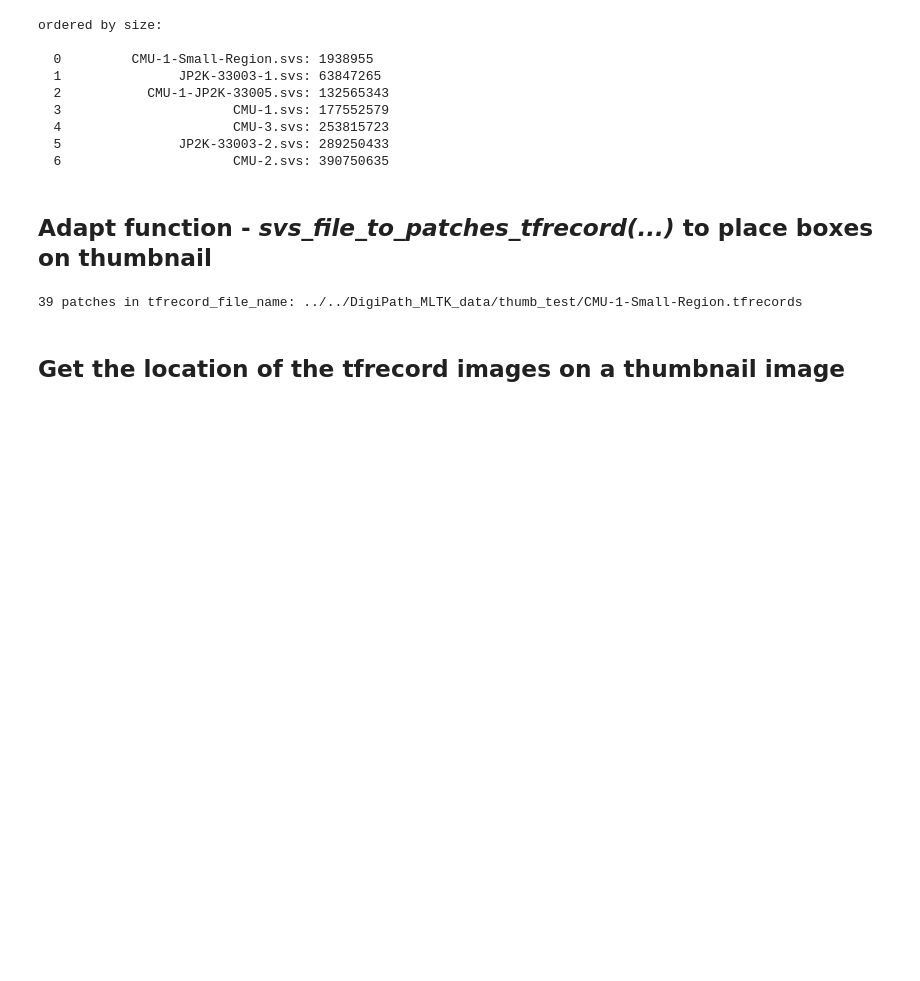
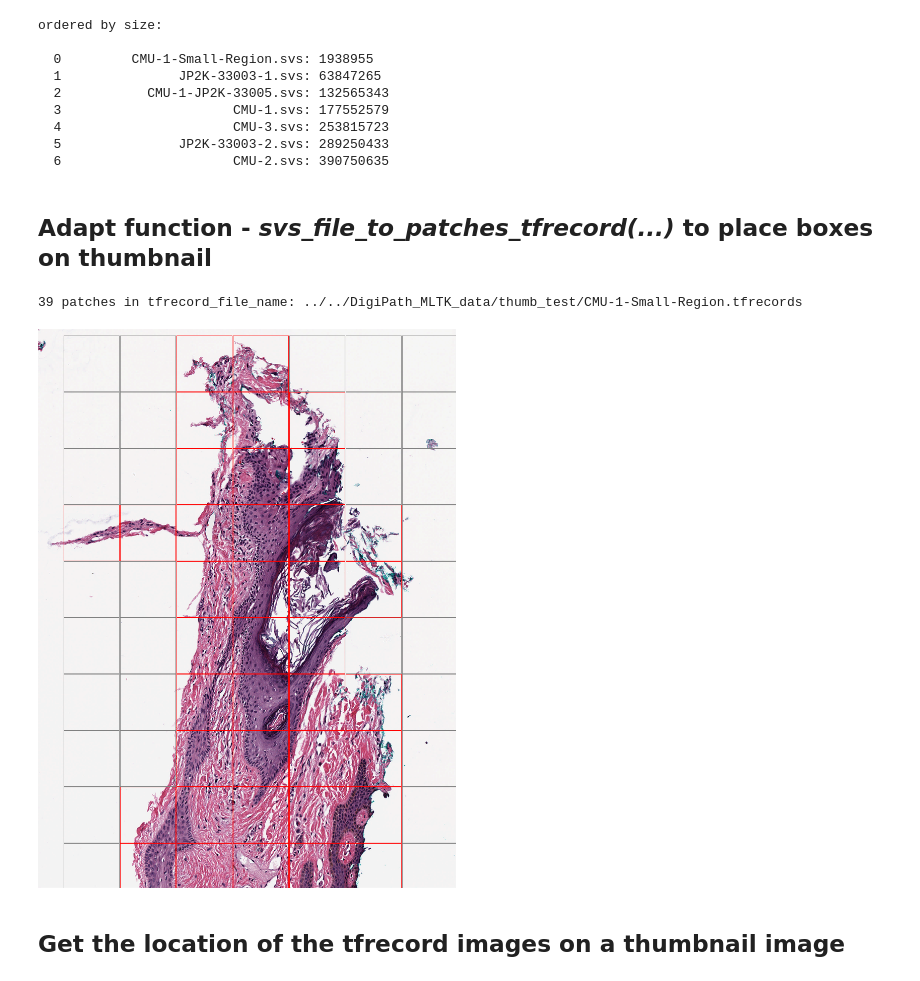
Before and after one commit to quincy-125/DigiPath_MLTK, a Jupyter notebook: notebook_masked_thumb_research/get_markup_thumb_confirm_grid_layout.ipynb, the cells around one changed output. Saved outputs shown, nothing was run; the diff lists cells and outputs as text; code cells hidden in the pictures; blank space fills up the shorter version.

```diff
--- a/notebook_masked_thumb_research/get_markup_thumb_confirm_grid_layout.ipynb
+++ b/notebook_masked_thumb_research/get_markup_thumb_confirm_grid_layout.ipynb
@@ -538,34 +544,35 @@ def box_it_up_scotty(svs_file_name, output_dir, patch_size, drop_threshold, file
                         mtim_draw.rectangle(((c[0], r[0]), (c[1]-1, r[1]-1)), outline='gray', fill=None)
                     #                                                                       NEW     <o><o>
 
     # prototype a return report - what is really needed?
     svs_file_conversion_dict = {'mask_dict': mask_dict,
                                 'mtim_thumb': mtim,
                                 'number_of_patches': seq_number,
                                 'temp_dir': temp_dir,
                                 'tfrecord_file_name': tfrecord_file_name}
 
     return svs_file_conversion_dict
 
 
 svs_file_name = os.path.join(data_dir, files_list[0]) # 'CMU-1-Small-Region.svs'
 
 output_dir = '../../DigiPath_MLTK_data/thumb_test'
 if os.path.isdir(output_dir) == False:
     print(output_dir, '\n\tnot found')
 patch_height = 224
 patch_width = 224
 patch_size = [patch_height, patch_width]
 patch_keep_threshold = 0.9
 drop_threshold = patch_keep_threshold
 
 report_dict = box_it_up_scotty(svs_file_name, output_dir, patch_size, drop_threshold)
 print(report_dict['number_of_patches'], 'patches in tfrecord_file_name:', report_dict['tfrecord_file_name'])
 mtim = report_dict['mtim_thumb']
 
-# display(mtim)
+display(mtim)
 # %% [output]
 39 patches in tfrecord_file_name: ../../DigiPath_MLTK_data/thumb_test/CMU-1-Small-Region.tfrecords
+[figure, added]
 # %% [markdown]
 ## Get the location of the tfrecord images on a thumbnail image
 # %%
```
Also changed, not shown: parts of 3 cells of this notebook.
